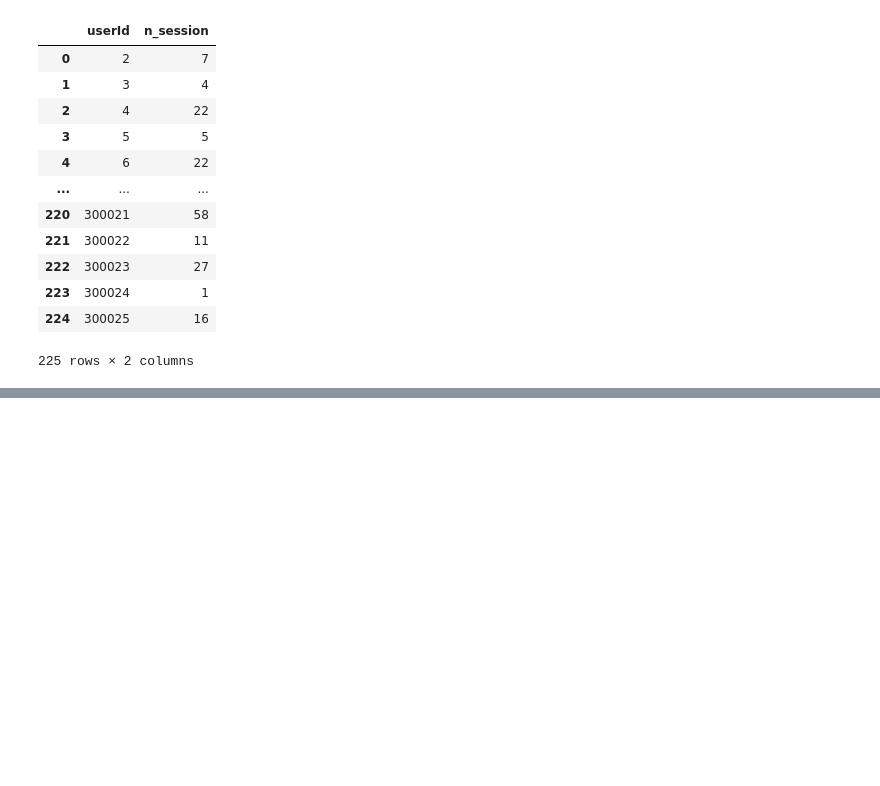
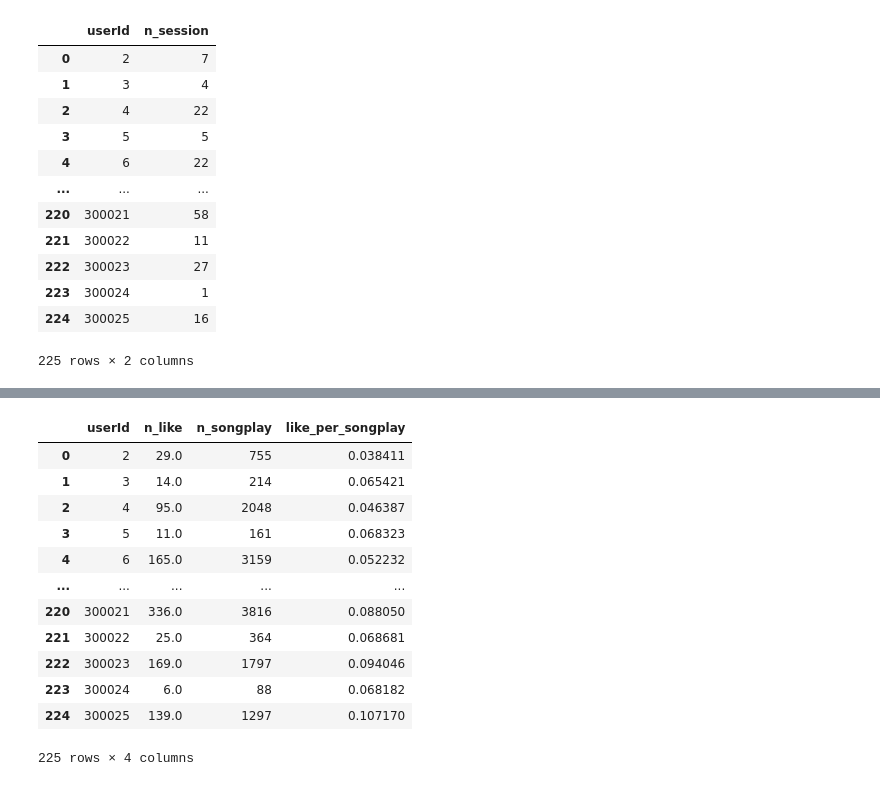
Before and after one commit to gilzero/project_churn_spark, a Jupyter notebook: sparkify_min.ipynb, the cells around one changed output, grey strips where cells are left out. Cells and saved outputs as stored; diff of their text form; code cells hidden in the pictures; blank space fills up the shorter version.

```diff
--- a/sparkify_min.ipynb
+++ b/sparkify_min.ipynb
@@ -929,0 +671,15 @@ df.query("userId == 2 and sessionId == 1")
+# %%
+# n_like
+
+df_n_like = df.query("page == 'Thumbs Up'").groupby(['userId']).size().reset_index()
+df_n_like.columns = ['userId', 'n_like']
+
+# Outer Join to make sure retain all user ids
+df_n_like = pd.merge(
+    df_analytic.drop(['gender'], axis=1),
+    df_n_like,
+    how='outer',
+    on='userId'
+)
+
+df_n_like
@@ -929,0 +931,28 @@ df.query("userId == 2 and sessionId == 1")
+# %%
+# ratio: like_per_songplay
+
+df_ratio_like_per_songplay = pd.merge(
+    # Join data. Retain all possible users ids with outer join.
+    # Outer Join guarantee to have all keys on left table.
+    pd.merge(df_analytic.drop(['gender'], axis=1), df_n_like, how='outer', on='userId'),
+    df_n_songplay, how='outer', on='userId'
+)
+
+df_ratio_like_per_songplay['like_per_songplay'] = \
+    df_ratio_like_per_songplay.n_like / df_ratio_like_per_songplay.n_songplay
+
+df_ratio_like_per_songplay
+# %% [output]
+|  | userId | n_like | n_songplay | like_per_songplay |
+| 0 | 2 | 29.0 | 755 | 0.038411 |
+| 1 | 3 | 14.0 | 214 | 0.065421 |
+| 2 | 4 | 95.0 | 2048 | 0.046387 |
+| 3 | 5 | 11.0 | 161 | 0.068323 |
+| 4 | 6 | 165.0 | 3159 | 0.052232 |
+| ... | ... | ... | ... | ... |
+| 220 | 300021 | 336.0 | 3816 | 0.088050 |
+| 221 | 300022 | 25.0 | 364 | 0.068681 |
+| 222 | 300023 | 169.0 | 1797 | 0.094046 |
+| 223 | 300024 | 6.0 | 88 | 0.068182 |
+| 224 | 300025 | 139.0 | 1297 | 0.107170 |
+225 rows × 4 columns
```
Also changed, not shown: parts of 41 cells of this notebook.
